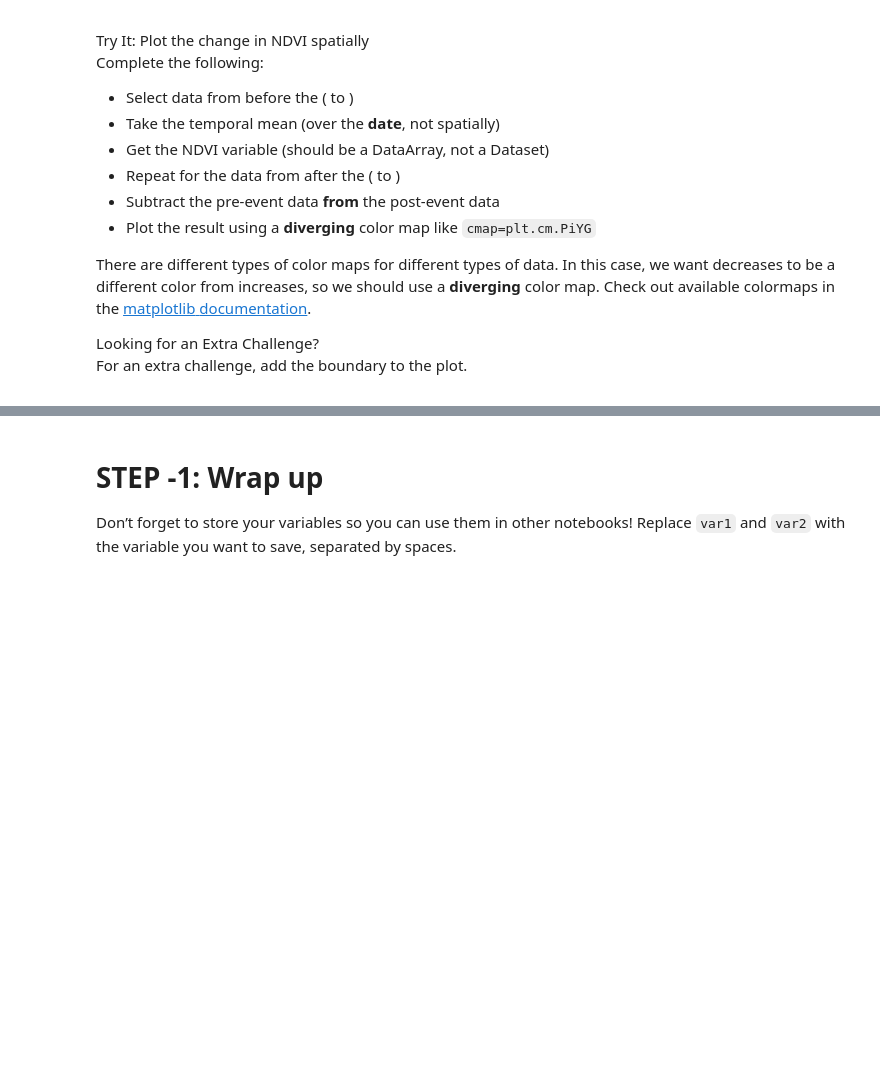
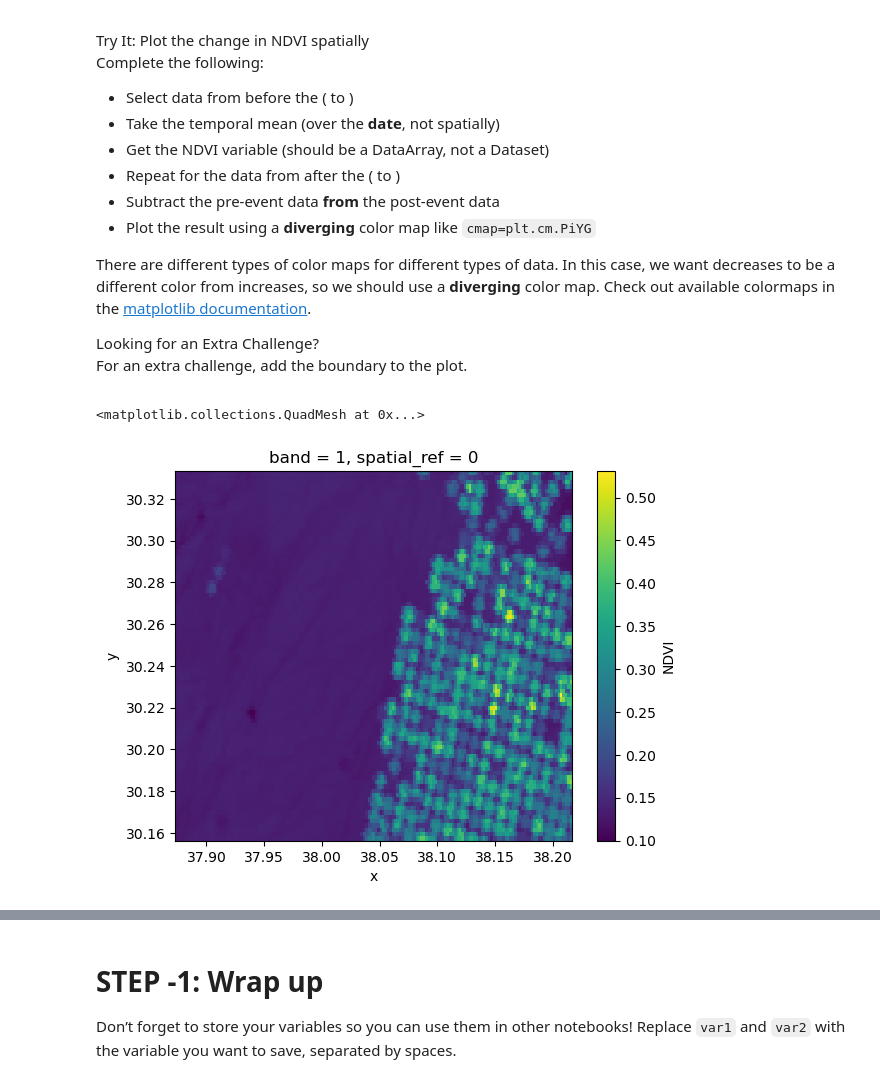
Before and after one commit to cu-esiil-edu/02-vegetation-KNM2023, a Jupyter notebook: notebooks/vegetation-03-plot.ipynb, the cells around one changed output, grey strips where cells are left out. Drawn from its saved outputs; the diff is of its cells as text; code cells hidden in the pictures; blank space fills up the shorter version.

```diff
--- a/notebooks/vegetation-03-plot.ipynb
+++ b/notebooks/vegetation-03-plot.ipynb
@@ -75,3 +82,15 @@ documentation</a>.</p></div></div>
 data-__quarto_custom_type="Shortcode"
 data-__quarto_custom_context="Inline"
 data-__quarto_custom_id="7"></span> boundary to the plot.</p></div></div>
+# %%
+#plot before
+pre_ndvi = (
+    annaul_ndvi_da #call out variable
+    .sel(date=slice('2001', '2012'))
+    .mean(dim = 'date')
+    .NDVI
+)
+pre_ndvi.plot()
+# %% [output]
+<matplotlib.collections.QuadMesh at 0x...>
+[figure, added]
```
Also changed, not shown: parts of 4 cells of this notebook, 5 other files.
